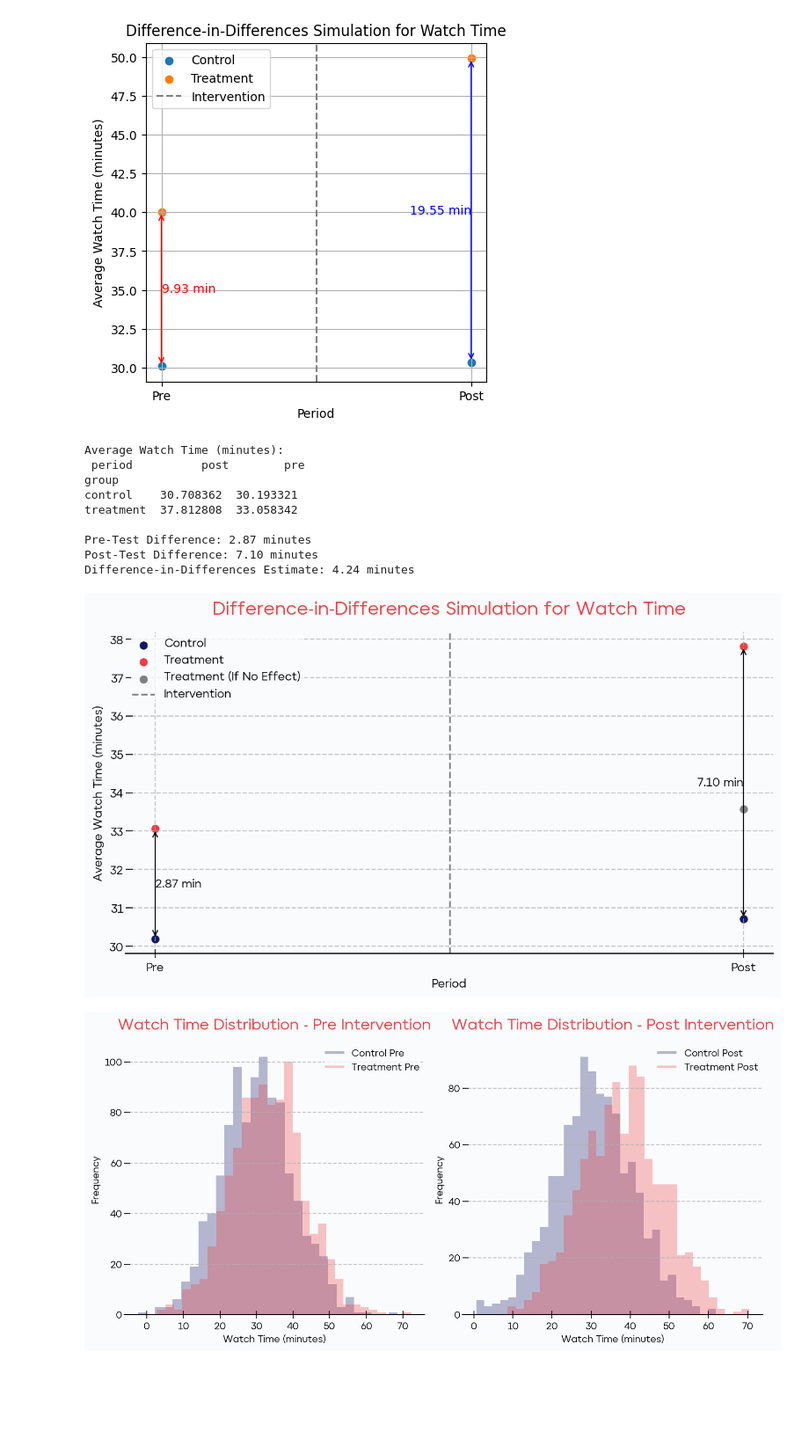
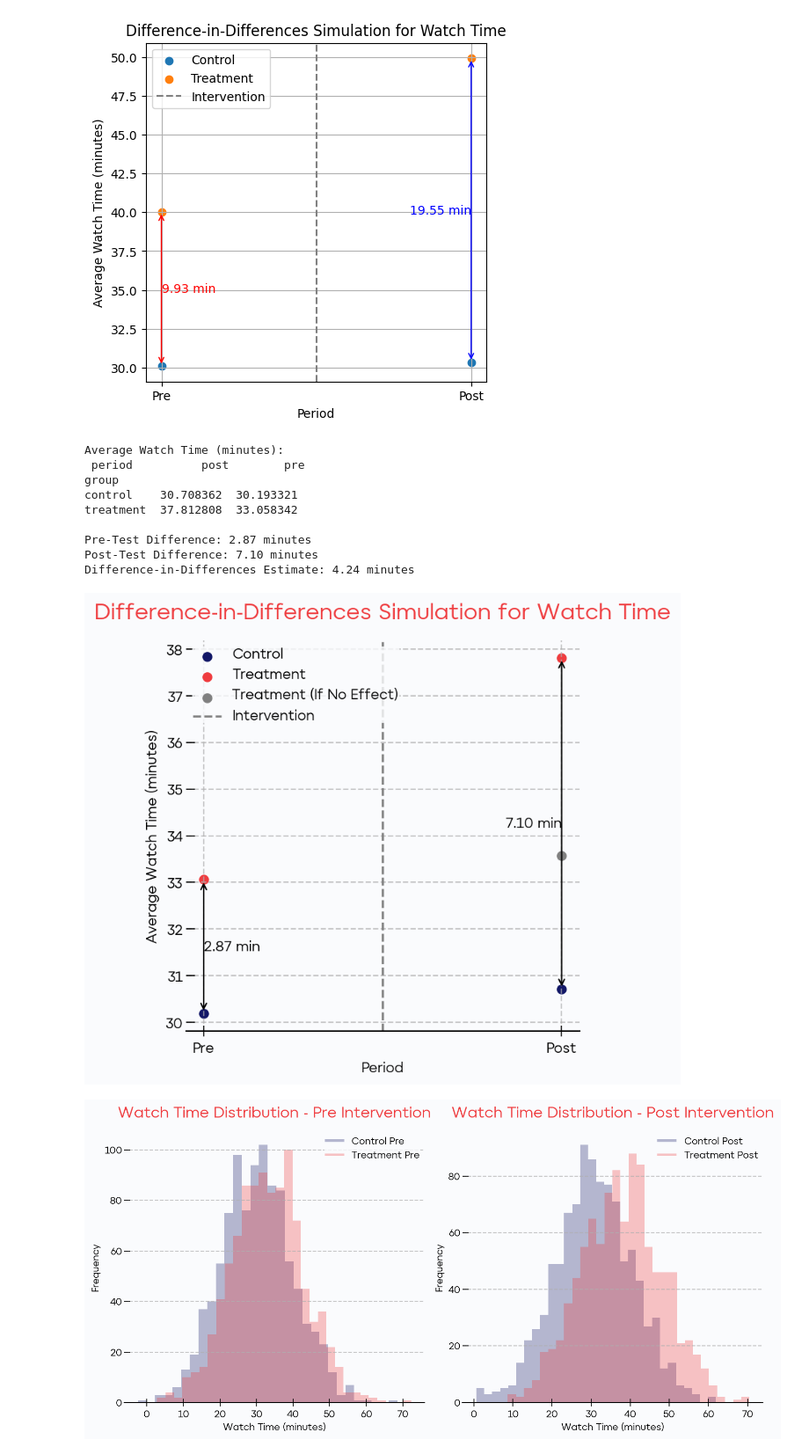
Before and after one commit to babenyshevs/leetcode, a Jupyter notebook: notebooks/2.01-sba-visualisations.ipynb, the cells around one changed output. Shown at 88% size. Saved outputs shown, nothing was run; the diff lists cells and outputs as text; code cells hidden in the pictures; blank space fills up the shorter version.

```diff
--- a/notebooks/2.01-sba-visualisations.ipynb
+++ b/notebooks/2.01-sba-visualisations.ipynb
@@ -245,7 +245,7 @@ print("Post-Test Difference: {:.2f} minutes".format(post_diff))
 print("Difference-in-Differences Estimate: {:.2f} minutes".format(did_estimate))
 
 # Plot results
-plt.figure(figsize=(10, 5))
+plt.figure(figsize=(5, 5))
 x = ['Pre', 'Post']
 plt.scatter(x, [watch_time_means.loc['control', 'pre'], watch_time_means.loc['control', 'post']], label='Control', marker='o')
 plt.scatter(x, [watch_time_means.loc['treatment', 'pre'], watch_time_means.loc['treatment', 'post']], label='Treatment', marker='o')
@@ -304,33 +304,33 @@ plt.figure(figsize=(10, 5))
 ALPHA = 0.3
 plt.subplot(1, 2, 1)
 plt.hist(control_pre, bins=30, alpha=ALPHA, label='Control Pre')
 plt.hist(control_post, bins=30, alpha=ALPHA, label='Control Pre')
 plt.title('Watch Time Distribution - Control')
 plt.xlabel('Watch Time (minutes)')
 plt.ylabel('Frequency')
 plt.legend()
 
 # Post-intervention histogram
 plt.subplot(1, 2, 2)
 plt.hist(treatment_pre, bins=30, alpha=ALPHA, label='Treatment Pre')
 plt.hist(treatment_post, bins=30, alpha=ALPHA, label='Treatment Post')
 plt.title('Watch Time Distribution - Treatment')
 plt.xlabel('Watch Time (minutes)')
 plt.ylabel('Frequency')
 plt.legend()
 
 plt.tight_layout()
 plt.show()
 # %% [output]
 Average Watch Time (minutes):
  period          post        pre
 group
 control    30.708362  30.193321
 treatment  37.812808  33.058342
 
 Pre-Test Difference: 2.87 minutes
 Post-Test Difference: 7.10 minutes
 Difference-in-Differences Estimate: 4.24 minutes
-[figure, old version]
+[figure, new version]
 [figure]
 [figure]
```
Also changed, not shown: 1 other file.
